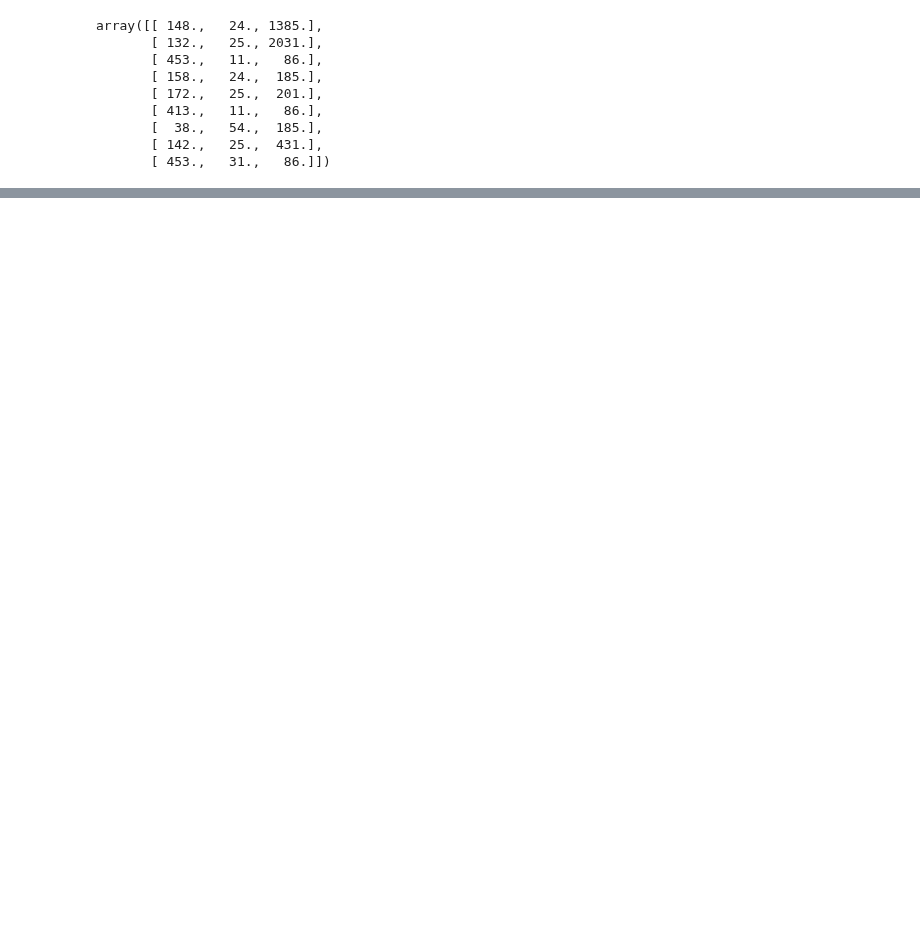
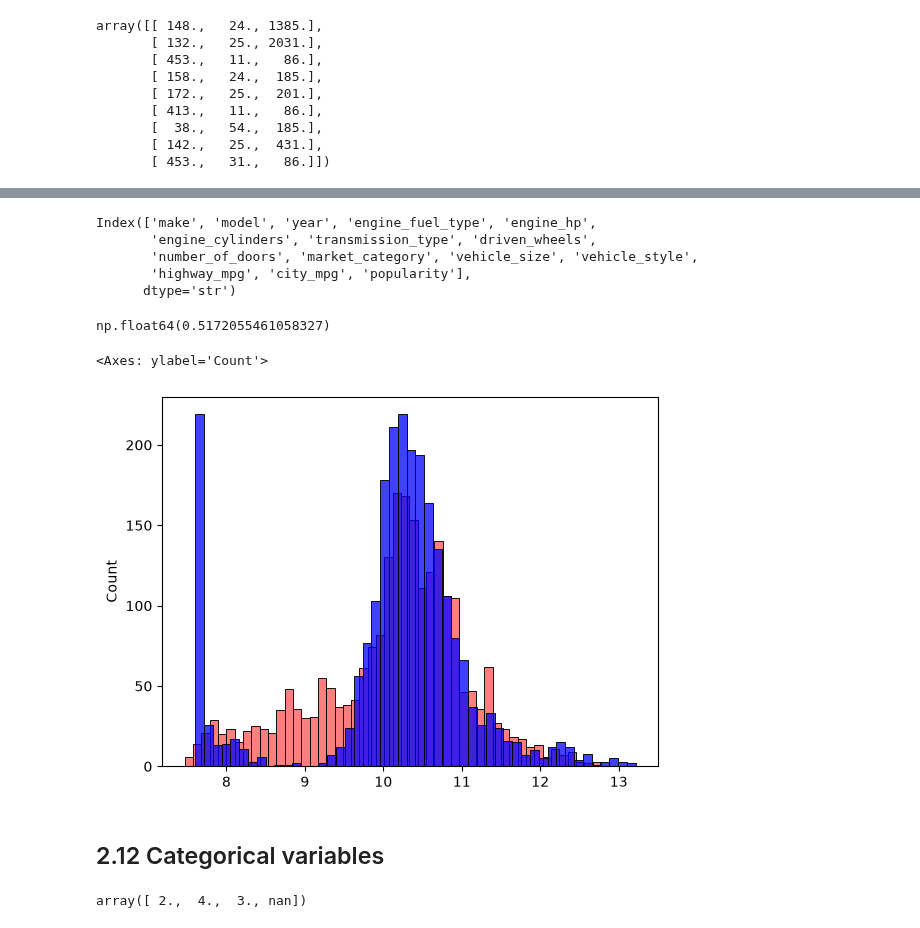
Before and after one commit to part4234/machine-learning-zoomcamp, a Jupyter notebook: 02-regression/notes.ipynb, the cells around one changed output, grey strips where cells are left out. Saved outputs shown, nothing was run; the diff lists cells and outputs as text; code cells hidden in the pictures; blank space fills up the shorter version.

```diff
--- a/02-regression/notes.ipynb
+++ b/02-regression/notes.ipynb
@@ -400,0 +468,6 @@ train_linear_regression(X_original, y)
+# %%
+def prepare_X(df):
+  df_num = df[base]
+  df_num = df_num.fillna(0)
+  X = df_num.values
+  return X
@@ -400,0 +501,42 @@ train_linear_regression(X_original, y)
+# %%
+def prepare_X(df):
+  df = df.copy() # prevenet mutatinng original df
+
+  df['age'] = 2017 - df.year
+  features = base + ['age']
+
+  df_num = df[features]
+  df_num = df_num.fillna(0)
+  X = df_num.values
+  return X
+# %%
+X_train = prepare_X(df_train)
+# %%
+df_train.columns
+# %% [output]
+Index(['make', 'model', 'year', 'engine_fuel_type', 'engine_hp',
+       'engine_cylinders', 'transmission_type', 'driven_wheels',
+       'number_of_doors', 'market_category', 'vehicle_size', 'vehicle_style',
+       'highway_mpg', 'city_mpg', 'popularity'],
+      dtype='str')
+# %%
+w0, w = train_linear_regression(X_train, y_train)
+
+X_val = prepare_X(df_val)
+y_pred_val = w0 + X_val.dot(w)
+
+rmse(y_val, y_pred_val)
+# %% [output]
+np.float64(0.5172055461058327)
+# %%
+sns.histplot(y_pred_val, color='red', alpha=0.5, bins=50) # prediction
+sns.histplot(y_val, color='blue', bins=50) # target
+# %% [output]
+<Axes: ylabel='Count'>
+[figure, added]
+# %% [markdown]
+## 2.12 Categorical variables
+# %%
+df_train.number_of_doors.unique() # actually not numerical, categorical
+# %% [output]
+array([ 2.,  4.,  3., nan])
```
Also changed, not shown: parts of 49 cells of this notebook, 1 other file.
